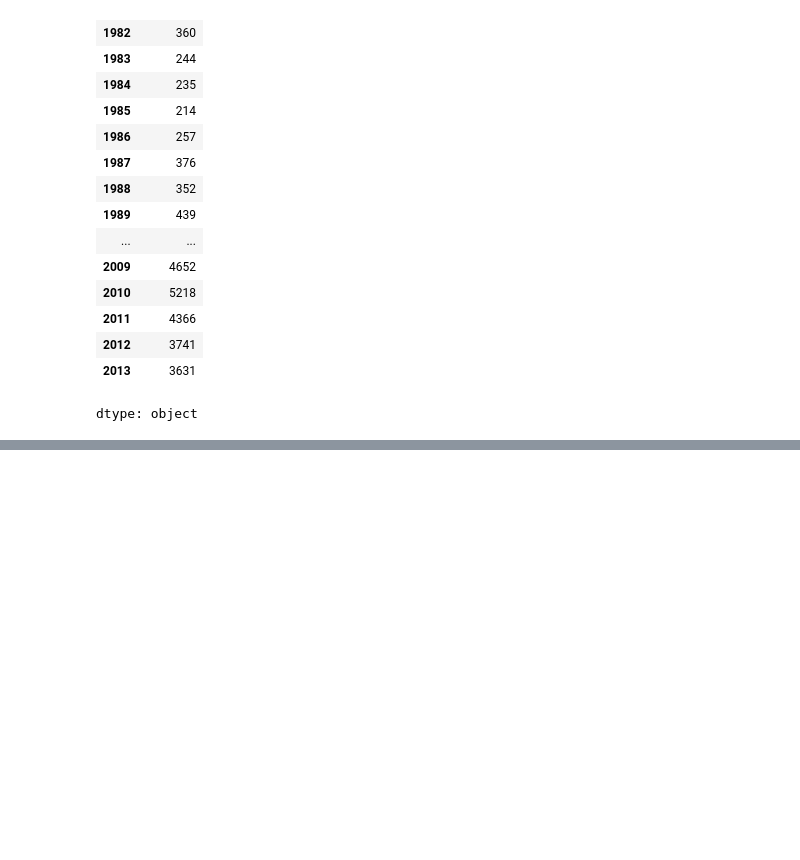
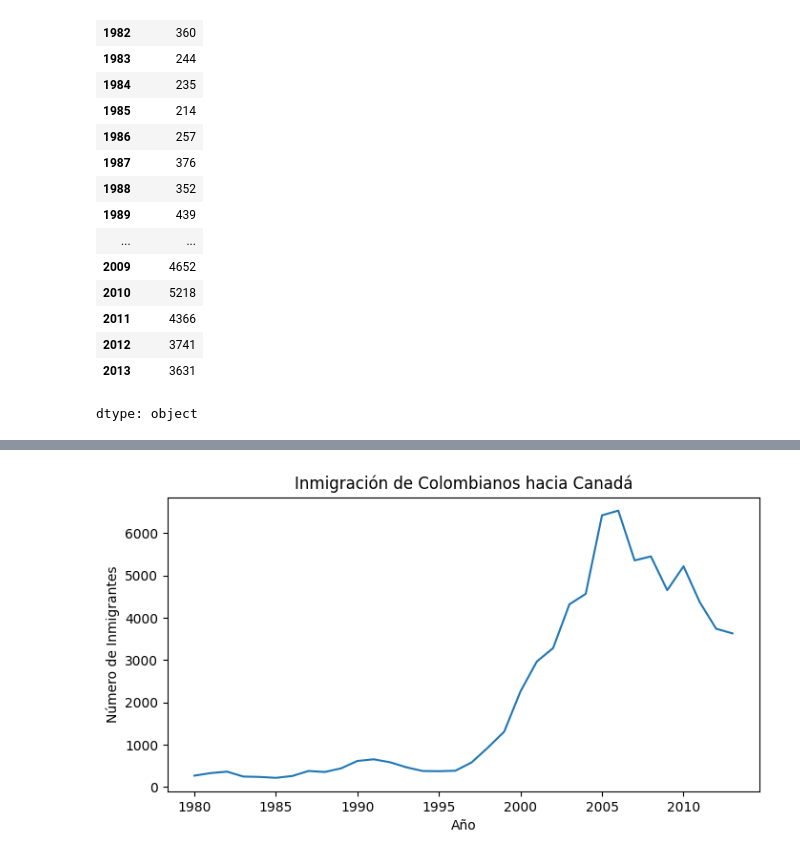
Before and after one commit to gloriagutierrez2025/D1_inmigrantes, a Jupyter notebook: Visualización_datos_con_Python.ipynb, the cells around one changed output, grey strips where cells are left out. Drawn from its saved outputs; the diff is of its cells as text; code cells hidden in the pictures; blank space fills up the shorter version.

```diff
--- a/Visualización_datos_con_Python.ipynb
+++ b/Visualización_datos_con_Python.ipynb
@@ -84,3 +95,6 @@ colombia
 | 2012 | 3741 |
 | 2013 | 3631 |
 dtype: object
+# %%
+col_dict={'año':colombia.index.tolist(),'Inmigrantes':colombia.values.tolist()}
+col_dict
@@ -86,0 +131,10 @@ dtype: object
+# %%
+plt.figure(figsize=(8,4))
+plt.plot(col_dict['año'],col_dict['Inmigrantes'])
+plt.xticks(['1980','1985','1990','1995','2000','2005','2010'])
+plt.title('Inmigración de Colombianos hacia Canadá')
+plt.xlabel('Año')
+plt.ylabel('Número de Inmigrantes')
+plt.show()
+# %% [output]
+[figure, added]
```
Also changed, not shown: parts of 27 cells of this notebook.
